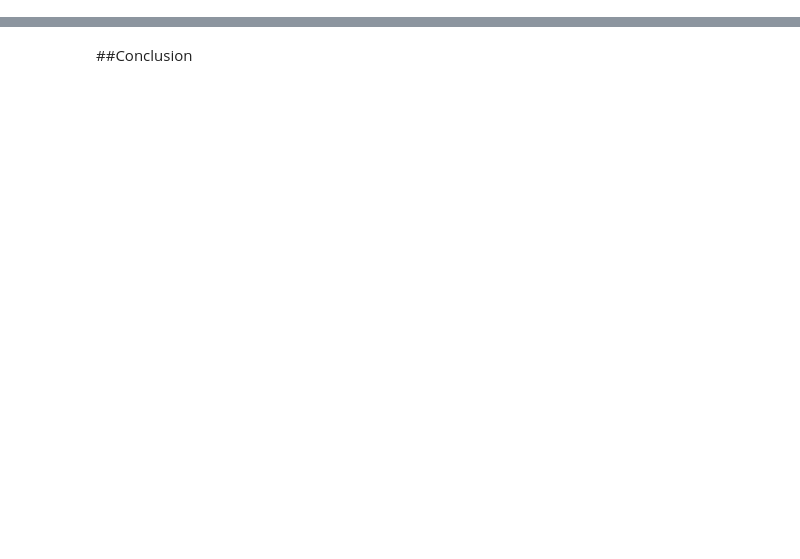
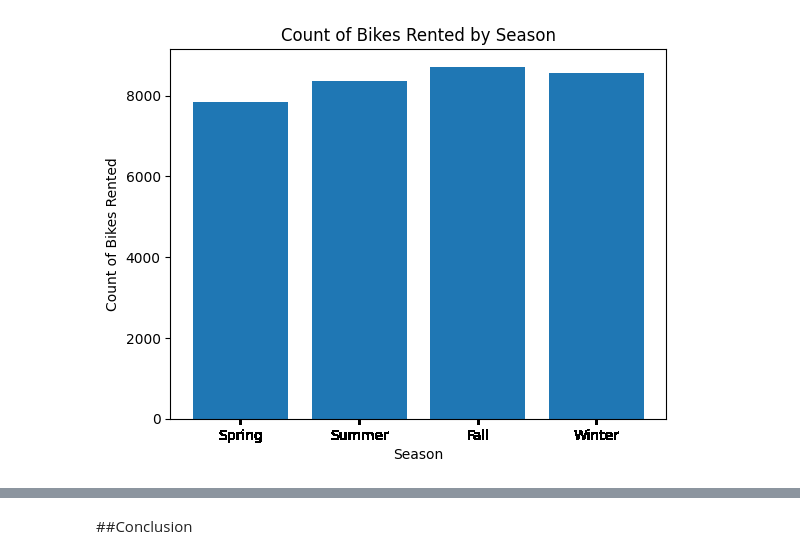
Before and after one commit to zynmut/analisis_data, a Jupyter notebook: Analisis_Data_Bike_Sharing.ipynb, the cells around one changed output, grey strips where cells are left out. Saved outputs shown, nothing was run; the diff lists cells and outputs as text; code cells hidden in the pictures; blank space fills up the shorter version.

```diff
--- a/Analisis_Data_Bike_Sharing.ipynb
+++ b/Analisis_Data_Bike_Sharing.ipynb
@@ -421,0 +410,10 @@ Sebaran tersebut menunjukkan jumlah rental sepeda mengalami peningkatan paling b
+# %%
+plt.bar(day_df['season'], day_df['cnt'])
+plt.xlabel('Season')
+plt.ylabel('Count of Bikes Rented')
+plt.xticks(day_df['season'])
+
+plt.title('Count of Bikes Rented by Season')
+plt.show()
+# %% [output]
+[figure, added]
```
Also changed, not shown: parts of 111 cells of this notebook.
